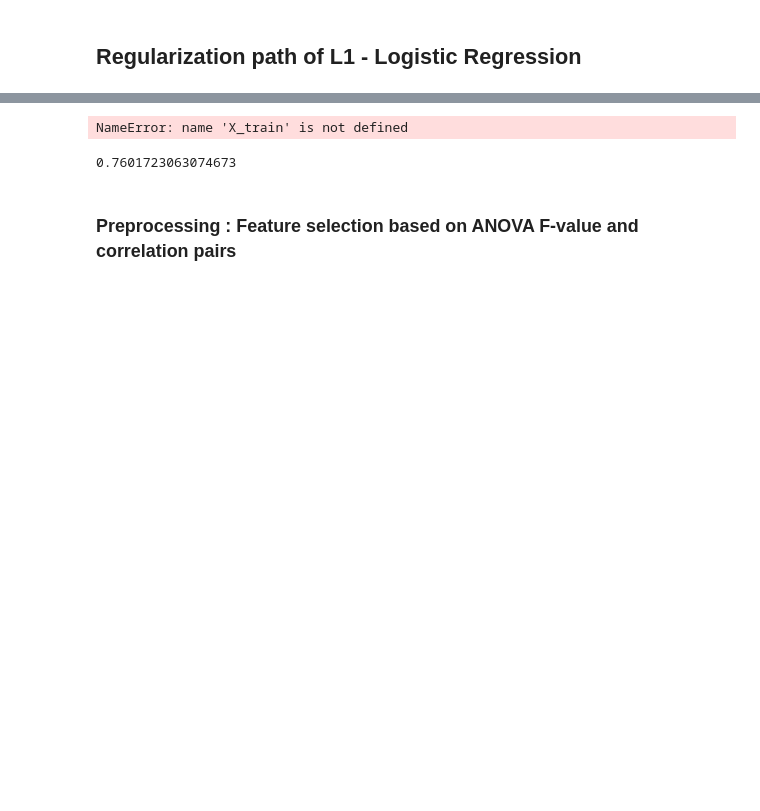
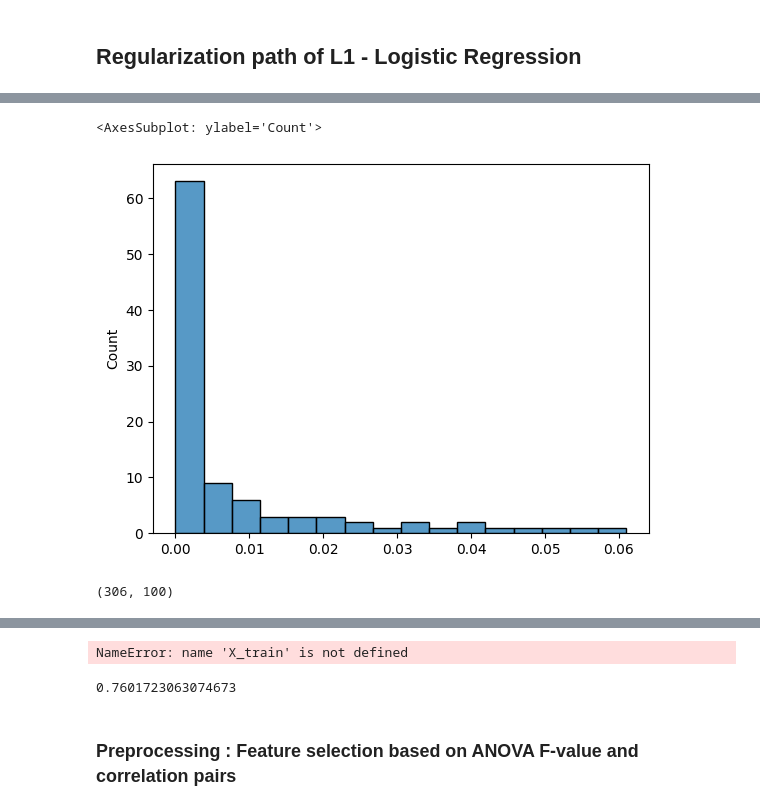
Before and after one commit to WitnesChan/model_analizer, a Jupyter notebook: notebooks/lasso_model.ipynb, the cells around one changed output, grey strips where cells are left out. Cells and saved outputs as stored; diff of their text form; code cells hidden in the pictures; blank space fills up the shorter version.

```diff
--- a/notebooks/lasso_model.ipynb
+++ b/notebooks/lasso_model.ipynb
@@ -49,0 +50,7 @@ X_train.shape, X_test.shape
+# %%
+from sklearn.linear_model import lasso_path, enet_path, lars_path
+from itertools import cycle
+
+eps = 5e-4  # the smaller it is the longer is the path
+n_alphas = 100
+alphas_lasso, coefs_lasso, _ = lasso_path(X_train_copy, y_train, eps=eps, n_alphas = n_alphas)
@@ -49,0 +78,9 @@ X_train.shape, X_test.shape
+# %%
+sns.histplot(alphas_lasso)
+# %% [output]
+<AxesSubplot: ylabel='Count'>
+[figure, added]
+# %%
+alphas_lasso.shape
+# %% [output]
+(306, 100)
```
Also changed, not shown: parts of 12 cells of this notebook, 29 other files.
